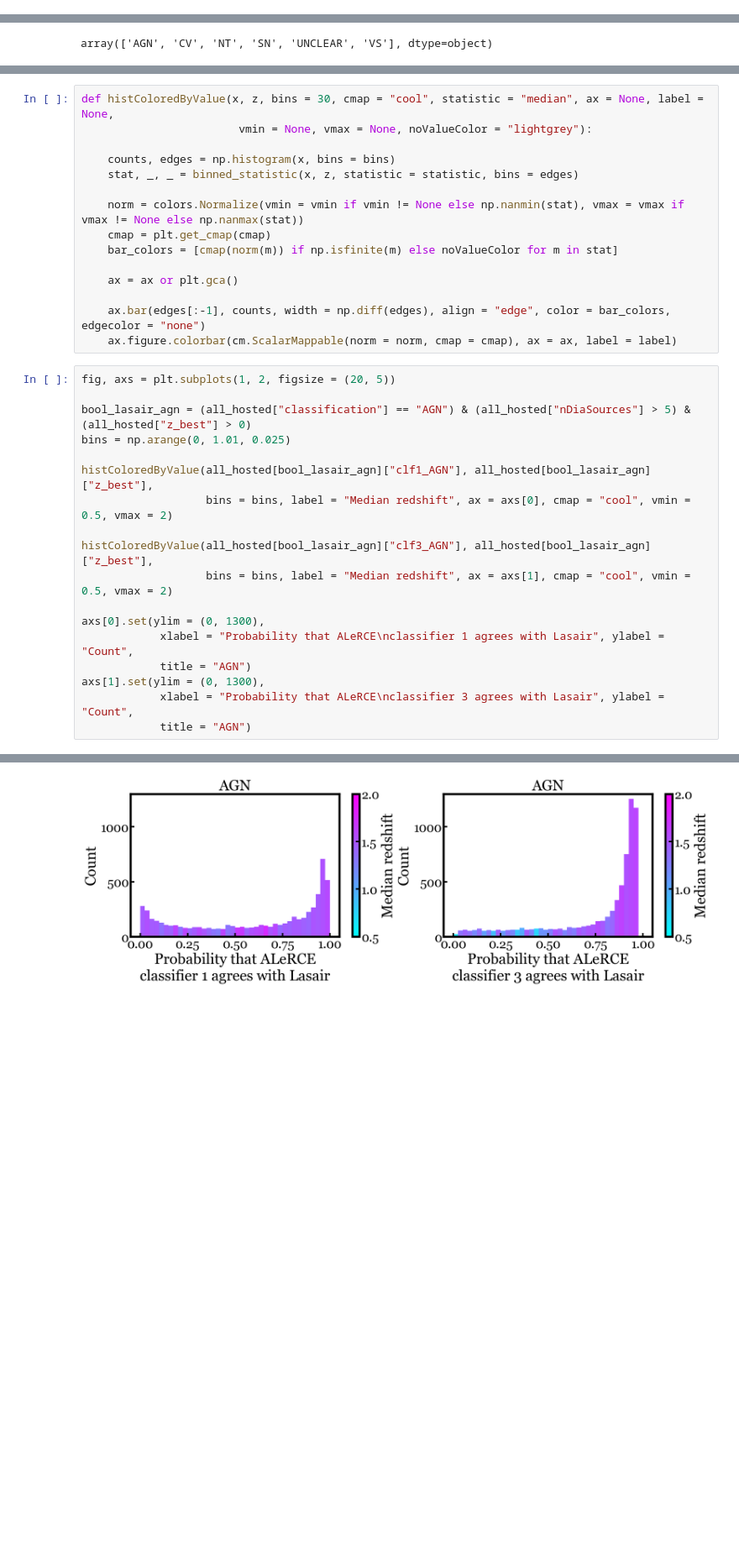
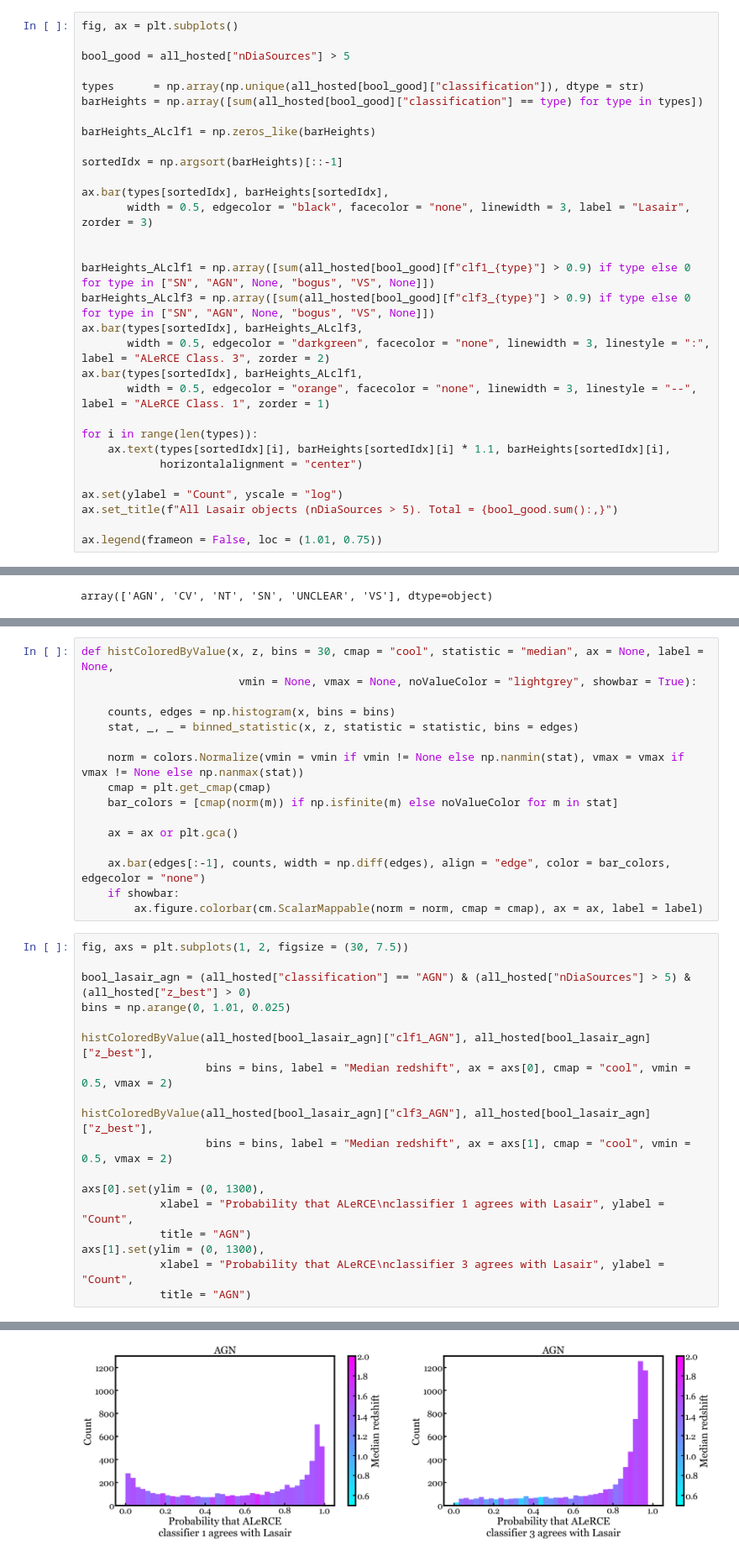
Before and after one commit to lsajkov/phys367_transients, a Jupyter notebook: compareClassifications.ipynb, the cells around one changed output, grey strips where cells are left out. Shown at 84% size. Drawn from its saved outputs; the diff is of its cells as text; blank space fills up the shorter version.

Commit message:
Updated plotting parameters

```diff
--- a/compareClassifications.ipynb
+++ b/compareClassifications.ipynb
@@ -358,0 +365,31 @@ columns: ['clf1_SN', 'clf1_AGN', 'clf1_VS', 'clf1_asteroid', 'clf1_bogus', 'clf3
+# %%
+fig, ax = plt.subplots()
+
+bool_good = all_hosted["nDiaSources"] > 5
+
+types      = np.array(np.unique(all_hosted[bool_good]["classification"]), dtype = str)
+barHeights = np.array([sum(all_hosted[bool_good]["classification"] == type) for type in types])
+
+barHeights_ALclf1 = np.zeros_like(barHeights)
+
+sortedIdx = np.argsort(barHeights)[::-1]
+
+ax.bar(types[sortedIdx], barHeights[sortedIdx],
+       width = 0.5, edgecolor = "black", facecolor = "none", linewidth = 3, label = "Lasair", zorder = 3)
+
+
+barHeights_ALclf1 = np.array([sum(all_hosted[bool_good][f"clf1_{type}"] > 0.9) if type else 0 for type in ["SN", "AGN", None, "bogus", "VS", None]])
+barHeights_ALclf3 = np.array([sum(all_hosted[bool_good][f"clf3_{type}"] > 0.9) if type else 0 for type in ["SN", "AGN", None, "bogus", "VS", None]])
+ax.bar(types[sortedIdx], barHeights_ALclf3,
+       width = 0.5, edgecolor = "darkgreen", facecolor = "none", linewidth = 3, linestyle = ":", label = "ALeRCE Class. 3", zorder = 2)
+ax.bar(types[sortedIdx], barHeights_ALclf1,
+       width = 0.5, edgecolor = "orange", facecolor = "none", linewidth = 3, linestyle = "--", label = "ALeRCE Class. 1", zorder = 1)
+
+for i in range(len(types)):
+    ax.text(types[sortedIdx][i], barHeights[sortedIdx][i] * 1.1, barHeights[sortedIdx][i],
+            horizontalalignment = "center")
+
+ax.set(ylabel = "Count", yscale = "log")
+ax.set_title(f"All Lasair objects (nDiaSources > 5). Total = {bool_good.sum():,}")
+
+ax.legend(frameon = False, loc = (1.01, 0.75))
@@ -395,6 +406,6 @@ Index(['diaObjectId', 'ra', 'decl', 'nDiaSources', 'firstDiaSourceMjdTai',
 # %%
 def histColoredByValue(x, z, bins = 30, cmap = "cool", statistic = "median", ax = None, label = None,
-                        vmin = None, vmax = None, noValueColor = "lightgrey"):
+                        vmin = None, vmax = None, noValueColor = "lightgrey", showbar = True):
 
     counts, edges = np.histogram(x, bins = bins)
     stat, _, _ = binned_statistic(x, z, statistic = statistic, bins = edges)
@@ -406,29 +417,30 @@ def histColoredByValue(x, z, bins = 30, cmap = "cool", statistic = "median", ax
     ax = ax or plt.gca()
 
     ax.bar(edges[:-1], counts, width = np.diff(edges), align = "edge", color = bar_colors, edgecolor = "none")
-    ax.figure.colorbar(cm.ScalarMappable(norm = norm, cmap = cmap), ax = ax, label = label)
+    if showbar:
+        ax.figure.colorbar(cm.ScalarMappable(norm = norm, cmap = cmap), ax = ax, label = label)
 # %%
-fig, axs = plt.subplots(1, 2, figsize = (20, 5))
+fig, axs = plt.subplots(1, 2, figsize = (30, 7.5))
 
 bool_lasair_agn = (all_hosted["classification"] == "AGN") & (all_hosted["nDiaSources"] > 5) & (all_hosted["z_best"] > 0)
 bins = np.arange(0, 1.01, 0.025)
 
 histColoredByValue(all_hosted[bool_lasair_agn]["clf1_AGN"], all_hosted[bool_lasair_agn]["z_best"],
                    bins = bins, label = "Median redshift", ax = axs[0], cmap = "cool", vmin = 0.5, vmax = 2)
 
 histColoredByValue(all_hosted[bool_lasair_agn]["clf3_AGN"], all_hosted[bool_lasair_agn]["z_best"],
                    bins = bins, label = "Median redshift", ax = axs[1], cmap = "cool", vmin = 0.5, vmax = 2)
 
 axs[0].set(ylim = (0, 1300),
             xlabel = "Probability that ALeRCE\nclassifier 1 agrees with Lasair", ylabel = "Count",
             title = "AGN")
 axs[1].set(ylim = (0, 1300),
             xlabel = "Probability that ALeRCE\nclassifier 3 agrees with Lasair", ylabel = "Count",
             title = "AGN")
 # %% [output]
 [(0.0, 1300.0),
  Text(0.5, 0, 'Probability that ALeRCE\nclassifier 3 agrees with Lasair'),
  Text(0, 0.5, 'Count'),
  Text(0.5, 1.0, 'AGN')]
-[figure, old version]
+[figure, new version]
 # %%
```
Also changed, not shown: parts of 28 cells of this notebook.
